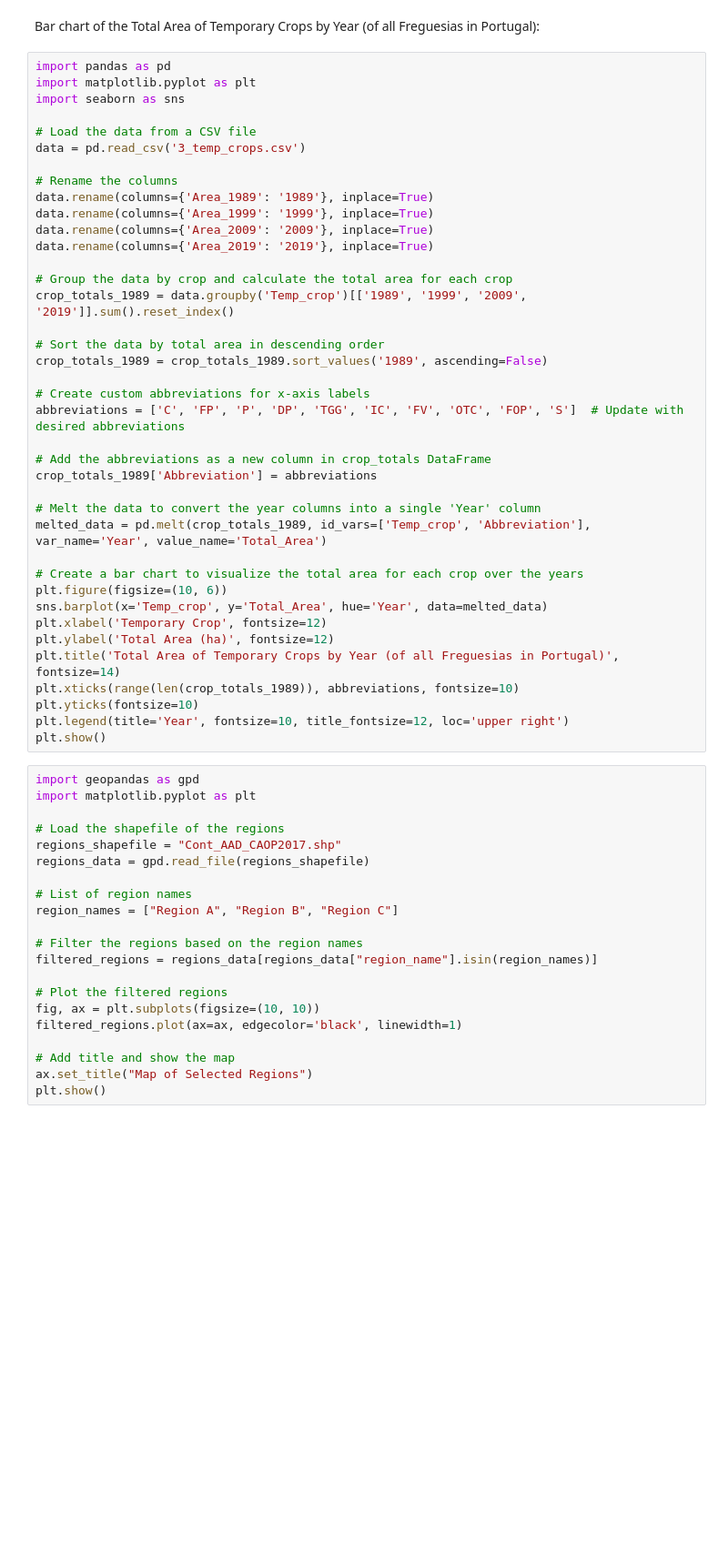
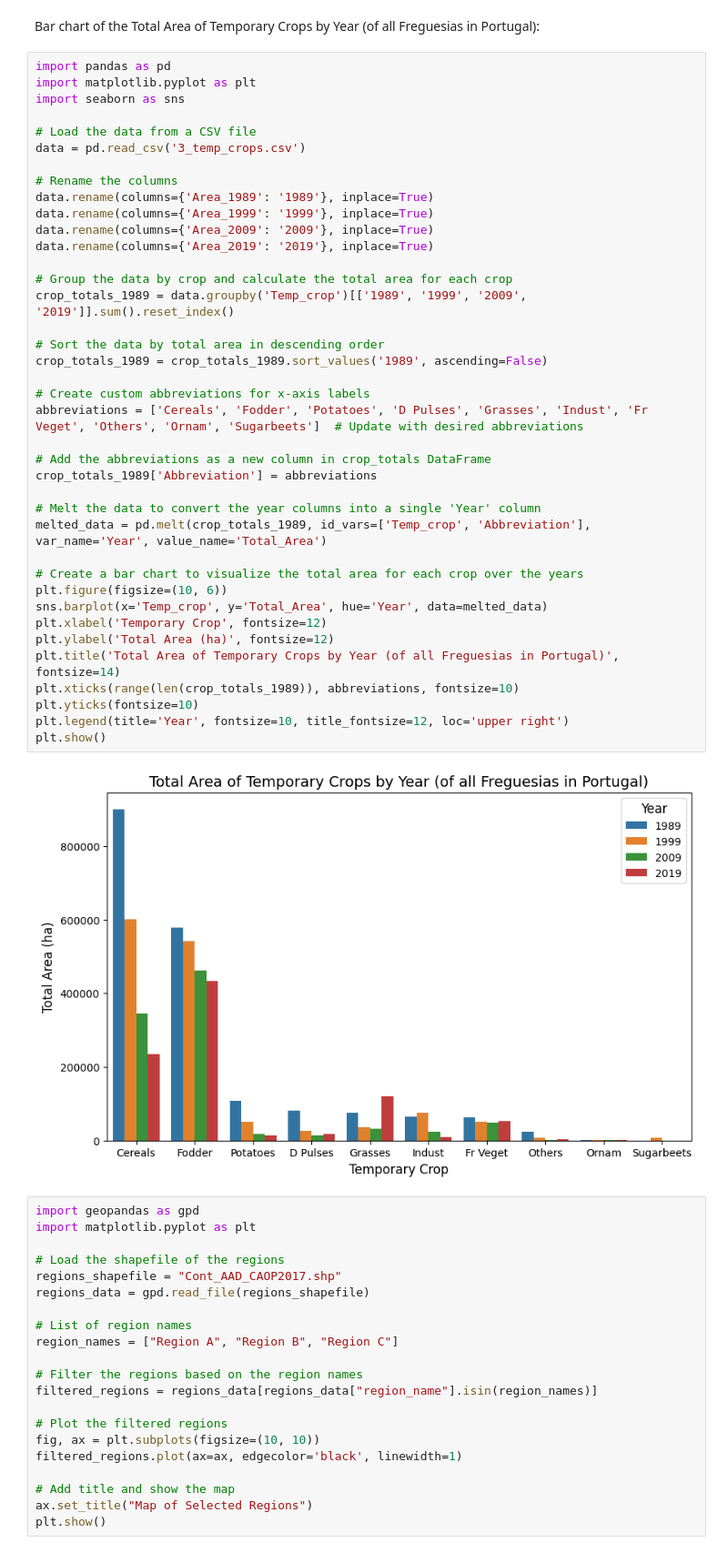
Before and after one commit to jfilipa1/AVCD_JE_VF, a Jupyter notebook: temp_crops.ipynb, the cells around one changed output. Shown: that part at 91% size. Cells and saved outputs as stored; diff of their text form; blank space fills up the shorter version.

```diff
--- a/temp_crops.ipynb
+++ b/temp_crops.ipynb
@@ -11,34 +11,36 @@ data = pd.read_csv('3_temp_crops.csv')
 # Rename the columns
 data.rename(columns={'Area_1989': '1989'}, inplace=True)
 data.rename(columns={'Area_1999': '1999'}, inplace=True)
 data.rename(columns={'Area_2009': '2009'}, inplace=True)
 data.rename(columns={'Area_2019': '2019'}, inplace=True)
 
 # Group the data by crop and calculate the total area for each crop
 crop_totals_1989 = data.groupby('Temp_crop')[['1989', '1999', '2009', '2019']].sum().reset_index()
 
 # Sort the data by total area in descending order
 crop_totals_1989 = crop_totals_1989.sort_values('1989', ascending=False)
 
 # Create custom abbreviations for x-axis labels
-abbreviations = ['C', 'FP', 'P', 'DP', 'TGG', 'IC', 'FV', 'OTC', 'FOP', 'S']  # Update with desired abbreviations
+abbreviations = ['Cereals', 'Fodder', 'Potatoes', 'D Pulses', 'Grasses', 'Indust', 'Fr Veget', 'Others', 'Ornam', 'Sugarbeets']  # Update with desired abbreviations
 
 # Add the abbreviations as a new column in crop_totals DataFrame
 crop_totals_1989['Abbreviation'] = abbreviations
 
 # Melt the data to convert the year columns into a single 'Year' column
 melted_data = pd.melt(crop_totals_1989, id_vars=['Temp_crop', 'Abbreviation'], var_name='Year', value_name='Total_Area')
 
 # Create a bar chart to visualize the total area for each crop over the years
 plt.figure(figsize=(10, 6))
 sns.barplot(x='Temp_crop', y='Total_Area', hue='Year', data=melted_data)
 plt.xlabel('Temporary Crop', fontsize=12)
 plt.ylabel('Total Area (ha)', fontsize=12)
 plt.title('Total Area of Temporary Crops by Year (of all Freguesias in Portugal)', fontsize=14)
 plt.xticks(range(len(crop_totals_1989)), abbreviations, fontsize=10)
 plt.yticks(fontsize=10)
 plt.legend(title='Year', fontsize=10, title_fontsize=12, loc='upper right')
 plt.show()
+# %% [output]
+[figure, added]
 # %%
 import geopandas as gpd
 import matplotlib.pyplot as plt
```
Also changed, not shown: 3 other files.
